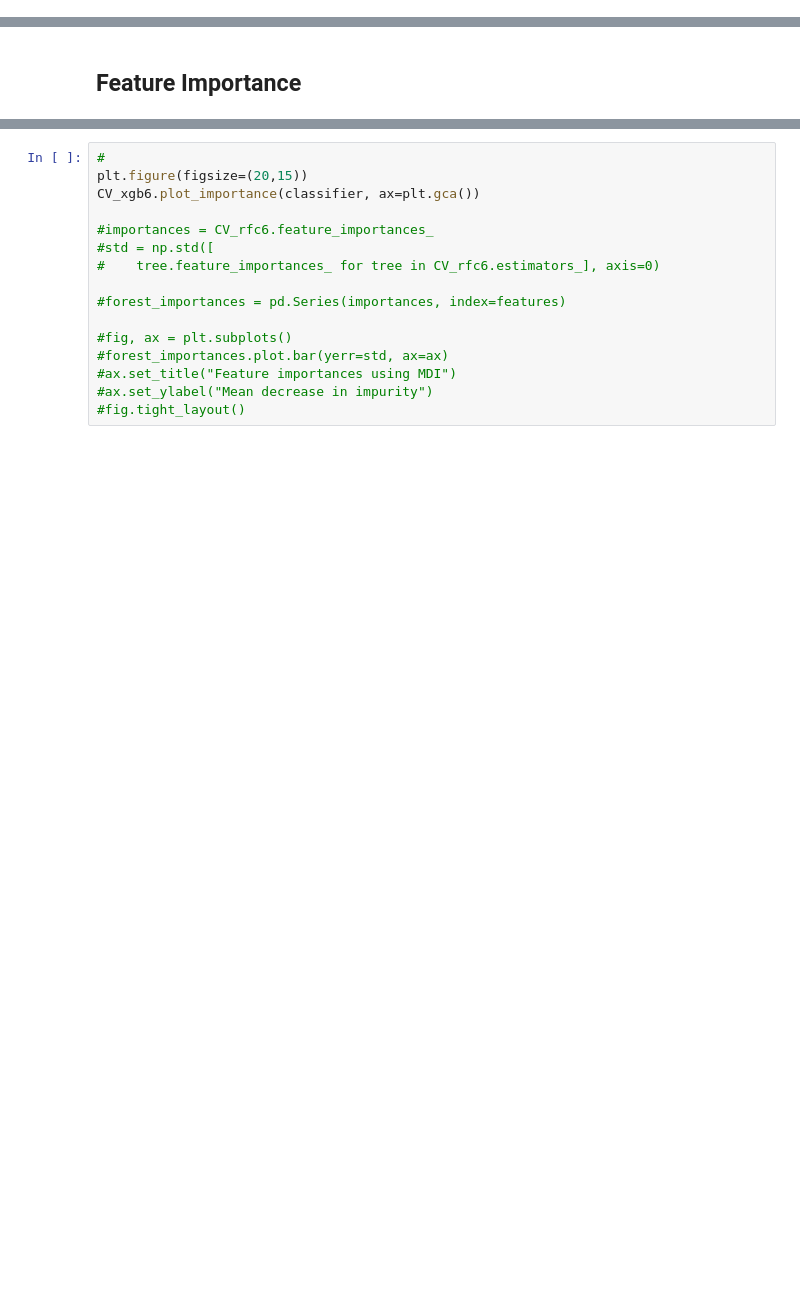
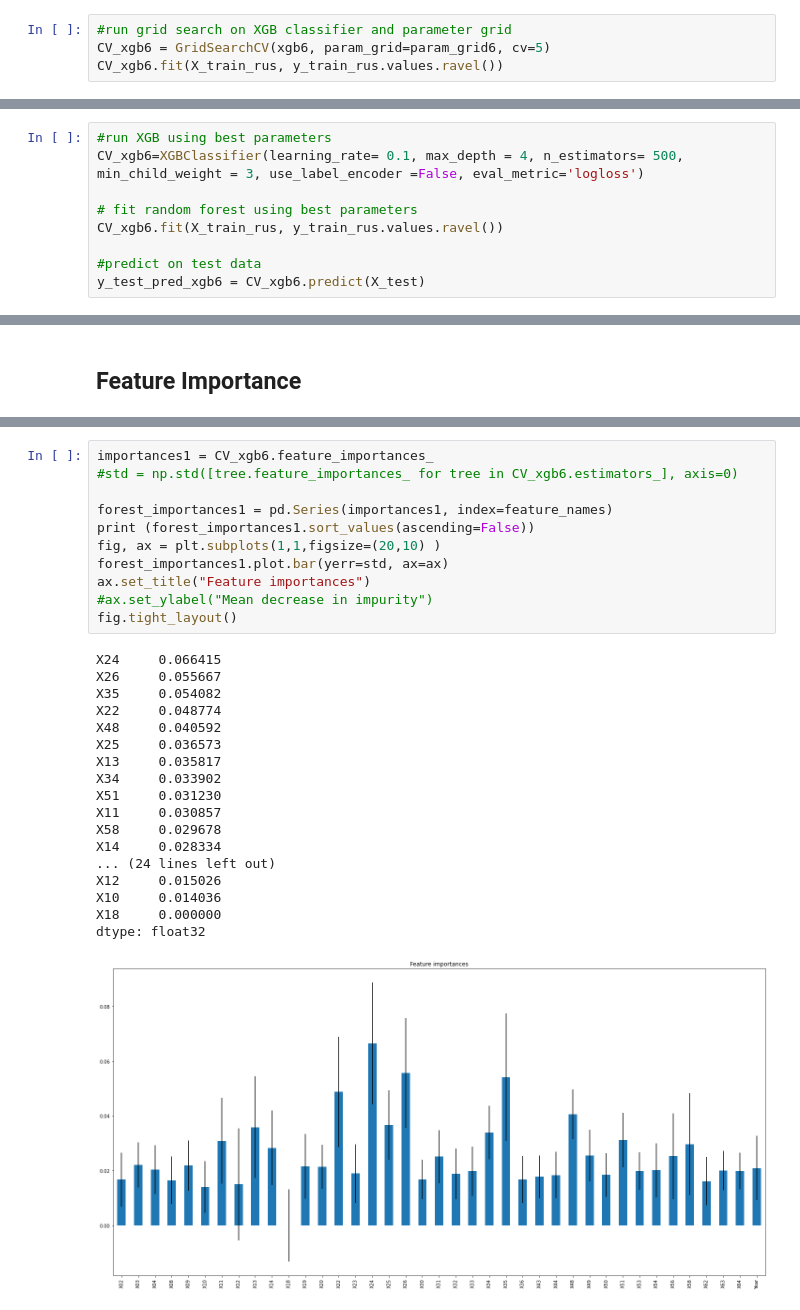
Before and after one commit to bill-fowler65/Springboard, a Jupyter notebook: Capstone Project 2/Code/polishbk-4.5modeling.ipynb, the cells around one changed output, grey strips where cells are left out. Cells and saved outputs as stored; diff of their text form; blank space fills up the shorter version.

```diff
--- a/Capstone Project 2/Code/polishbk-4.5modeling.ipynb
+++ b/Capstone Project 2/Code/polishbk-4.5modeling.ipynb
@@ -1113,0 +898,4 @@ RandomForestClassifier(criterion='entropy', max_depth=12, n_estimators=500)
+# %%
+#run grid search on XGB classifier and parameter grid
+CV_xgb6 = GridSearchCV(xgb6, param_grid=param_grid6, cv=5)
+CV_xgb6.fit(X_train_rus, y_train_rus.values.ravel())
@@ -1113,0 +928,9 @@ RandomForestClassifier(criterion='entropy', max_depth=12, n_estimators=500)
+# %%
+#run XGB using best parameters
+CV_xgb6=XGBClassifier(learning_rate= 0.1, max_depth = 4, n_estimators= 500, min_child_weight = 3, use_label_encoder =False, eval_metric='logloss')
+
+# fit random forest using best parameters
+CV_xgb6.fit(X_train_rus, y_train_rus.values.ravel())
+
+#predict on test data
+y_test_pred_xgb6 = CV_xgb6.predict(X_test)
@@ -1116,16 +1163,30 @@ RandomForestClassifier(criterion='entropy', max_depth=12, n_estimators=500)
 # %%
-#
-plt.figure(figsize=(20,15))
-CV_xgb6.plot_importance(classifier, ax=plt.gca())
+importances1 = CV_xgb6.feature_importances_
+#std = np.std([tree.feature_importances_ for tree in CV_xgb6.estimators_], axis=0)
 
-#importances = CV_rfc6.feature_importances_
-#std = np.std([
-#    tree.feature_importances_ for tree in CV_rfc6.estimators_], axis=0)
-
-#forest_importances = pd.Series(importances, index=features)
-
-#fig, ax = plt.subplots()
-#forest_importances.plot.bar(yerr=std, ax=ax)
-#ax.set_title("Feature importances using MDI")
+forest_importances1 = pd.Series(importances1, index=feature_names)
+print (forest_importances1.sort_values(ascending=False))
+fig, ax = plt.subplots(1,1,figsize=(20,10) )
+forest_importances1.plot.bar(yerr=std, ax=ax)
+ax.set_title("Feature importances")
 #ax.set_ylabel("Mean decrease in impurity")
-#fig.tight_layout()
+fig.tight_layout()
+# %% [output]
+X24     0.066415
+X26     0.055667
+X35     0.054082
+X22     0.048774
+X48     0.040592
+X25     0.036573
+X13     0.035817
+X34     0.033902
+X51     0.031230
+X11     0.030857
+X58     0.029678
+X14     0.028334
+... (24 lines left out)
+X12     0.015026
+X10     0.014036
+X18     0.000000
+dtype: float32
+[figure, added]
```
Also changed, not shown: parts of 170 cells of this notebook.
